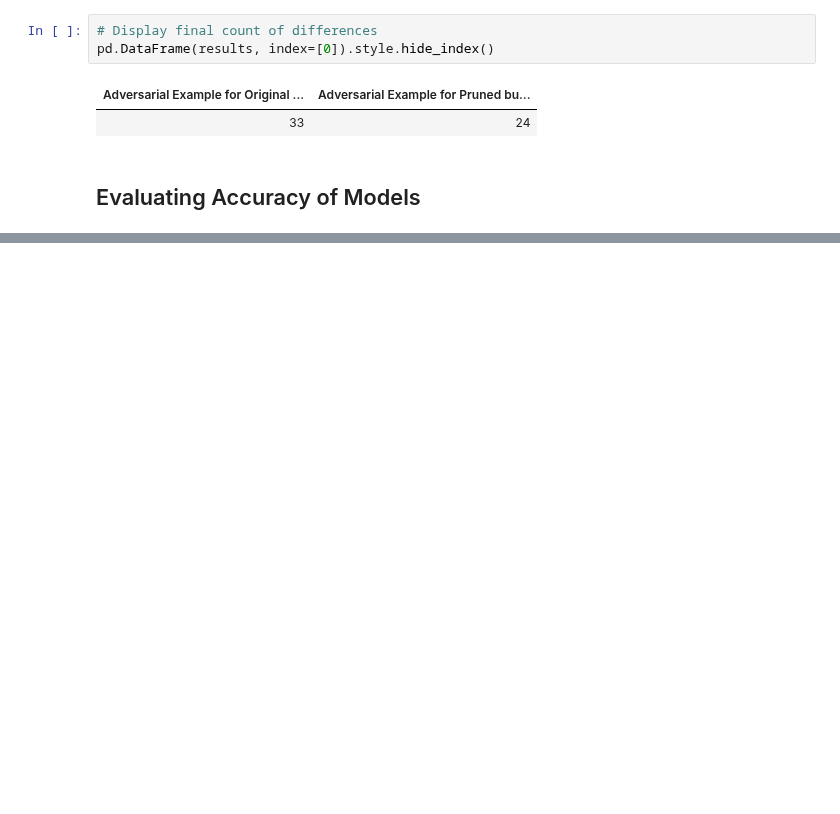
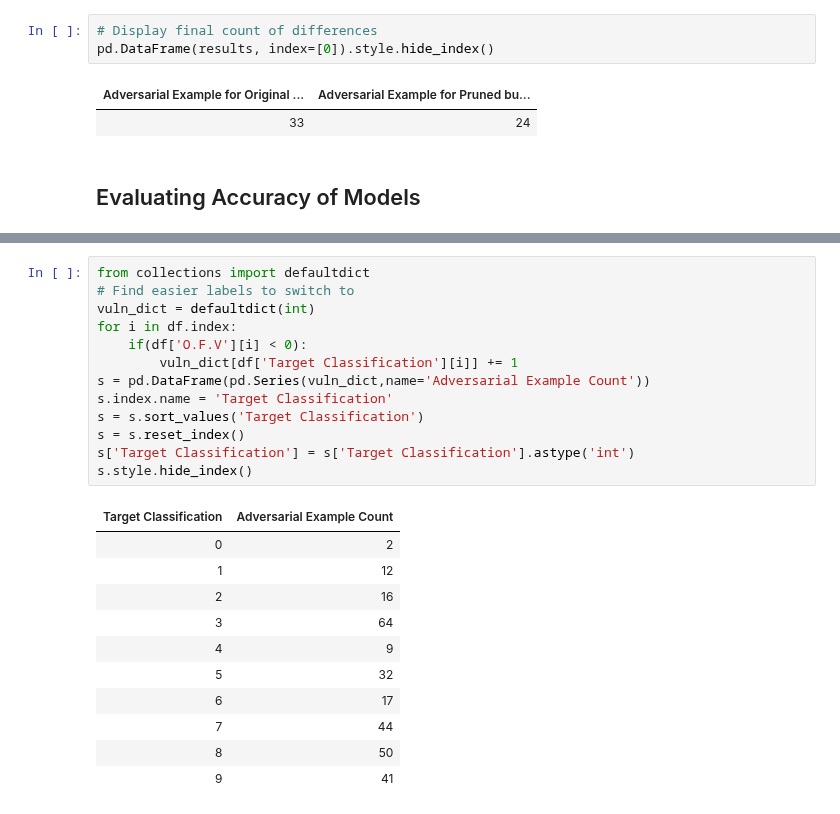
Before and after one commit to pherber3/DLDO-Project, a Jupyter notebook: Project copy/Notebook/DLDO Project.ipynb, the cells around one changed output, grey strips where cells are left out. Drawn from its saved outputs; the diff is of its cells as text; blank space fills up the shorter version.

```diff
--- a/Project copy/Notebook/DLDO Project.ipynb
+++ b/Project copy/Notebook/DLDO Project.ipynb
@@ -650,0 +735,25 @@ Pruned Model Accuracy on Adversarial Examples: 73.444444%
+# %%
+from collections import defaultdict
+# Find easier labels to switch to
+vuln_dict = defaultdict(int)
+for i in df.index:
+    if(df['O.F.V'][i] < 0):
+        vuln_dict[df['Target Classification'][i]] += 1
+s = pd.DataFrame(pd.Series(vuln_dict,name='Adversarial Example Count'))
+s.index.name = 'Target Classification'
+s = s.sort_values('Target Classification')
+s = s.reset_index()
+s['Target Classification'] = s['Target Classification'].astype('int')
+s.style.hide_index()
+# %% [output]
+| Target Classification | Adversarial Example Count |
+| 0 | 2 |
+| 1 | 12 |
+| 2 | 16 |
+| 3 | 64 |
+| 4 | 9 |
+| 5 | 32 |
+| 6 | 17 |
+| 7 | 44 |
+| 8 | 50 |
+| 9 | 41 |
```
Also changed, not shown: parts of 14 cells of this notebook.
